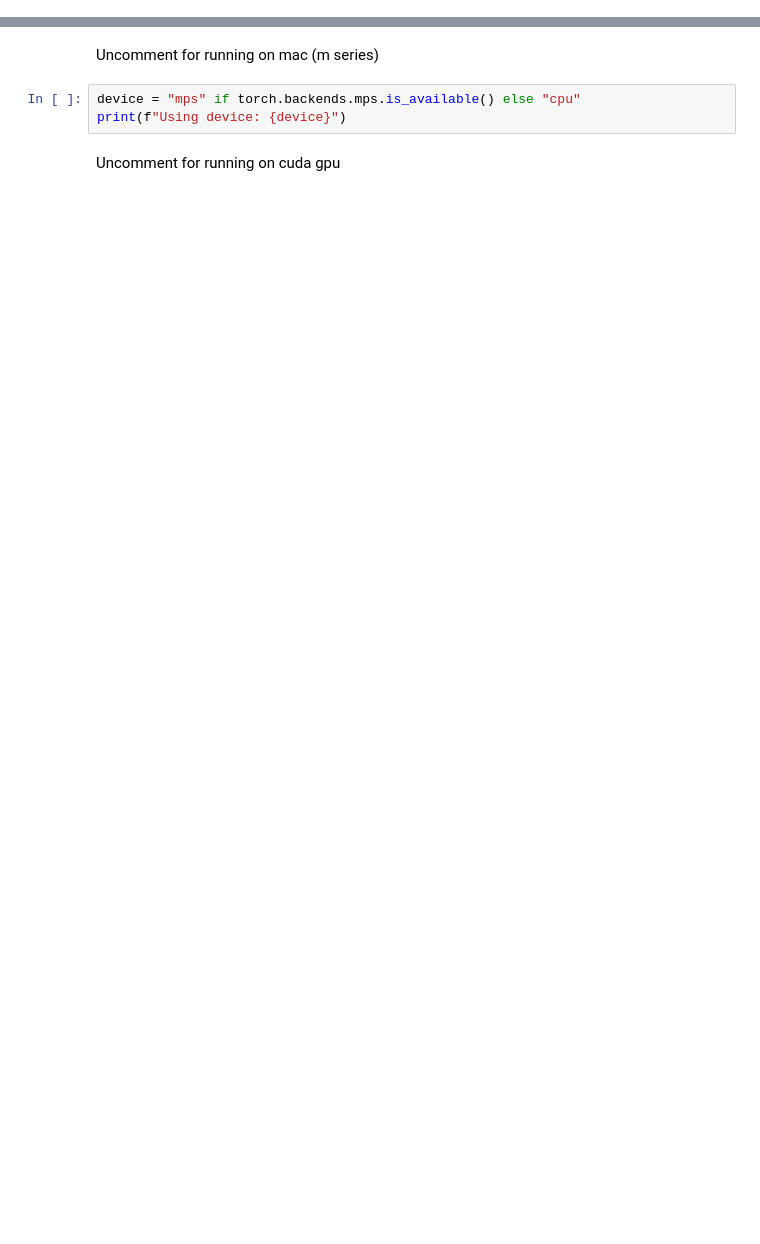
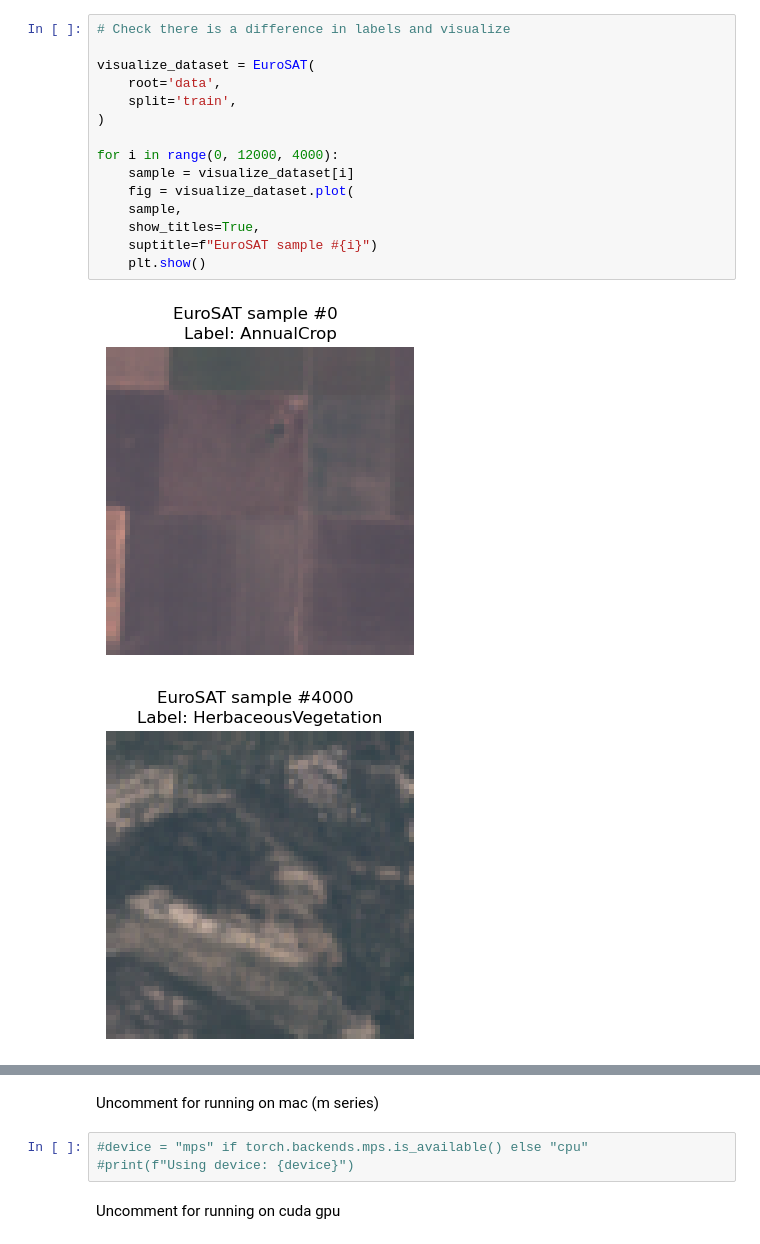
Before and after one commit to DeanIA/dl4m_final, a Jupyter notebook: sent2_model.ipynb, the cells around one changed output, grey strips where cells are left out. Cells and saved outputs as stored; diff of their text form; blank space fills up the shorter version.

```diff
--- a/sent2_model.ipynb
+++ b/sent2_model.ipynb
@@ -25,0 +50,18 @@ import matplotlib.pyplot as plt
+# %%
+# Check there is a difference in labels and visualize
+
+visualize_dataset = EuroSAT(
+    root='data',
+    split='train',
+)
+
+for i in range(0, 12000, 4000):
+    sample = visualize_dataset[i]
+    fig = visualize_dataset.plot(
+    sample,
+    show_titles=True,
+    suptitle=f"EuroSAT sample #{i}")
+    plt.show()
+# %% [output]
+[figure, added]
+[figure, added]
@@ -26,8 +69,8 @@ import matplotlib.pyplot as plt
 # %% [markdown]
 Uncomment for running on mac (m series)
 # %%
-device = "mps" if torch.backends.mps.is_available() else "cpu"
-print(f"Using device: {device}")
+#device = "mps" if torch.backends.mps.is_available() else "cpu"
+#print(f"Using device: {device}")
 # %% [markdown]
 Uncomment for running on cuda gpu
 # %%
```
Also changed, not shown: parts of 16 cells of this notebook, 1 other file.
